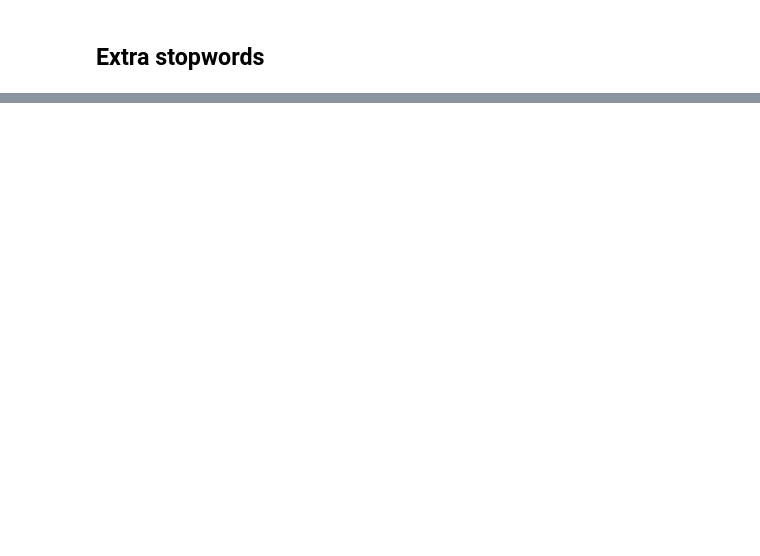
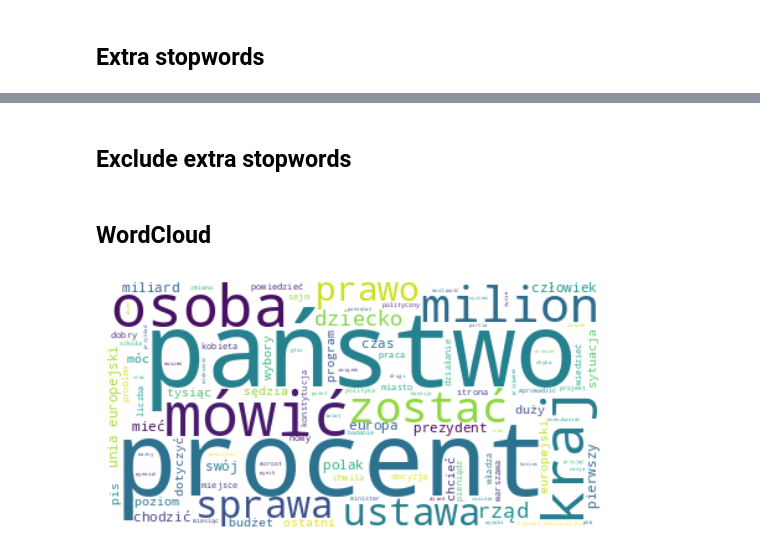
Before and after one commit to MarBry111/Fake-News-Detection-for-statements-in-Polish-Language, a Jupyter notebook: 01_dataset/02_EDA.ipynb, the cells around one changed output, grey strips where cells are left out. Cells and saved outputs as stored; diff of their text form; code cells hidden in the pictures; blank space fills up the shorter version.

Commit message:
Update EDA - add wordclouds

```diff
--- a/01_dataset/02_EDA.ipynb
+++ b/01_dataset/02_EDA.ipynb
@@ -84,11 +122,19 @@ plt.show()
 # %%
 extra_stop_words = set(['polska',
                         'rok',
-                        'polski', 'europejski', 'milion',
-                        'prawo', 'państwo',
-                        'procent', 'rząd', 'miliard', 'osoba', 'kraj', 'mowić']
+                        'polski',
+                        # 'europejski', 'milion',
+                        # 'prawo', 'państwo',
+                        # 'procent', 'rząd', 'miliard', 'osoba', 'kraj',
+                        # 'mówić', 'zostać'
+                       ]
                        +
                        df_one.groupby('tokens').agg(n=('n','sum')).query('n<6').index.values.tolist())
+
+# extra_stop_words = set(
+#     np.sort(top_words_1[np.isin(top_words_1, top_words_0)]).tolist()
+#     + df_one.groupby('tokens').agg(n=('n','sum')).query('n<6').index.values.tolist()
+# )
 # %%
 len(extra_stop_words)
 # %% [output]
@@ -98,3 +144,30 @@ extra_stop_words_dict = {'extra_stop_words' : list(extra_stop_words)}
 # %%
 with open("../datasets/ready2use/extra_stop_words.json", "w") as fp:
     json.dump(extra_stop_words_dict, fp)
+# %% [markdown]
+## Exclude extra stopwords
+# %%
+X_train['words_clean']  = X_train['words'].progress_map(lambda x: filter_stop_words(words=x, stop_words=extra_stop_words))
+# %% [markdown]
+## WordCloud
+# %%
+df_wc = X_train.copy()
+
+df_wc['words_clean_join'] = df_wc['words_clean'].apply(lambda x: ' '.join(x))
+df_wc['words_join'] = df_wc['words'].apply(lambda x: ' '.join(x))
+df_wc['assestment'] = y_train
+df_wc = df_wc[['words_clean', 'words_clean_join', 'assestment', 'words', 'words_join']]
+# %%
+# Start with one review:
+text = " ".join(w for w in df_wc['words_clean_join'])
+
+# Generate a word cloud image
+wordcloud = WordCloud(stopwords=[], background_color="white").generate(text)
+
+# Display the generated image:
+# the matplotlib way:
+plt.imshow(wordcloud, interpolation='bilinear')
+plt.axis("off")
+plt.show()
+# %% [output]
+[figure, added]
```
Also changed, not shown: parts of 14 cells of this notebook.
